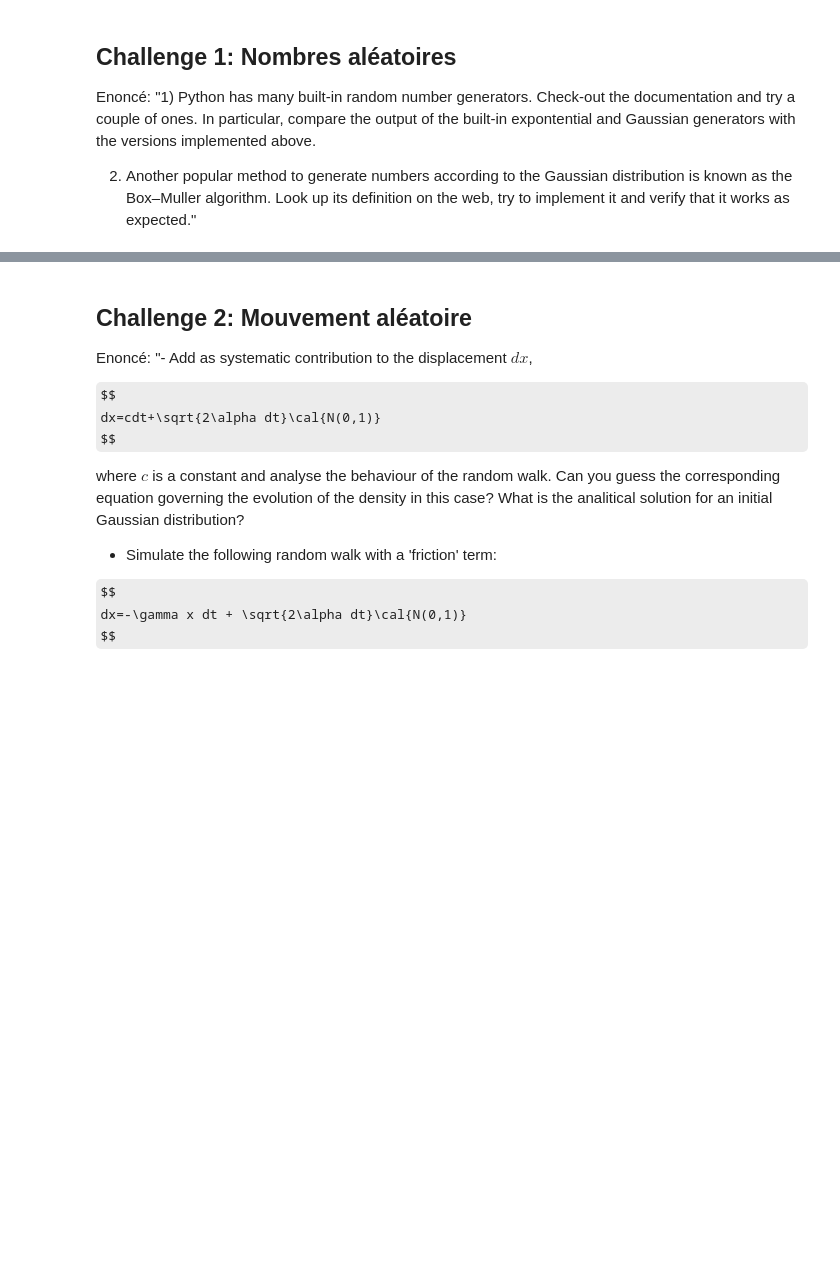
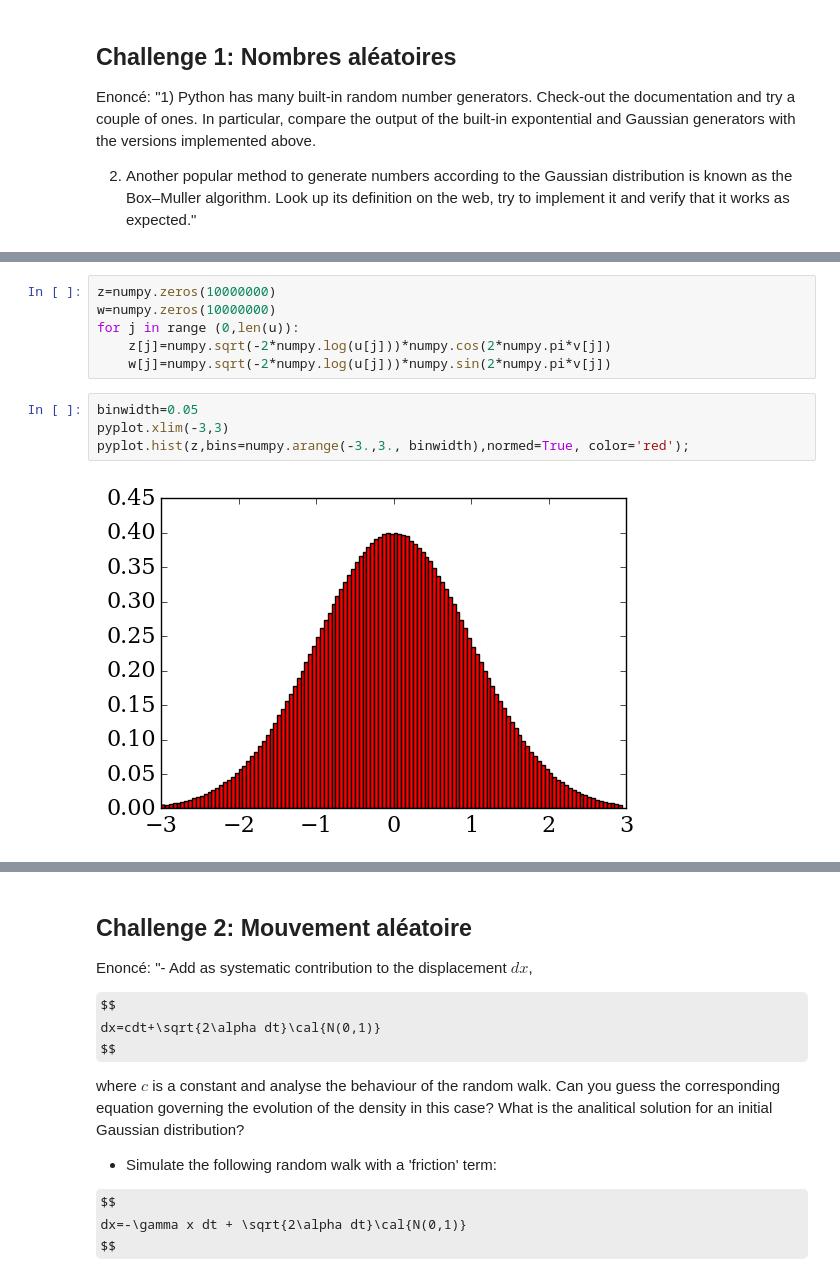
Before and after one commit to be-rays/Module6_MonteCarlo, a Jupyter notebook: MonteCarlo.ipynb, the cells around one changed output, grey strips where cells are left out. Saved outputs shown, nothing was run; the diff lists cells and outputs as text; some formulas as TeX source; blank space fills up the shorter version.

```diff
--- a/MonteCarlo.ipynb
+++ b/MonteCarlo.ipynb
@@ -20,0 +66,12 @@ Enoncé:
+# %%
+z=numpy.zeros(10000000)
+w=numpy.zeros(10000000)
+for j in range (0,len(u)):
+    z[j]=numpy.sqrt(-2*numpy.log(u[j]))*numpy.cos(2*numpy.pi*v[j])
+    w[j]=numpy.sqrt(-2*numpy.log(u[j]))*numpy.sin(2*numpy.pi*v[j])
+# %%
+binwidth=0.05
+pyplot.xlim(-3,3)
+pyplot.hist(z,bins=numpy.arange(-3.,3., binwidth),normed=True, color='red');
+# %% [output]
+[figure, added]
```
Also changed, not shown: parts of 12 cells of this notebook.
